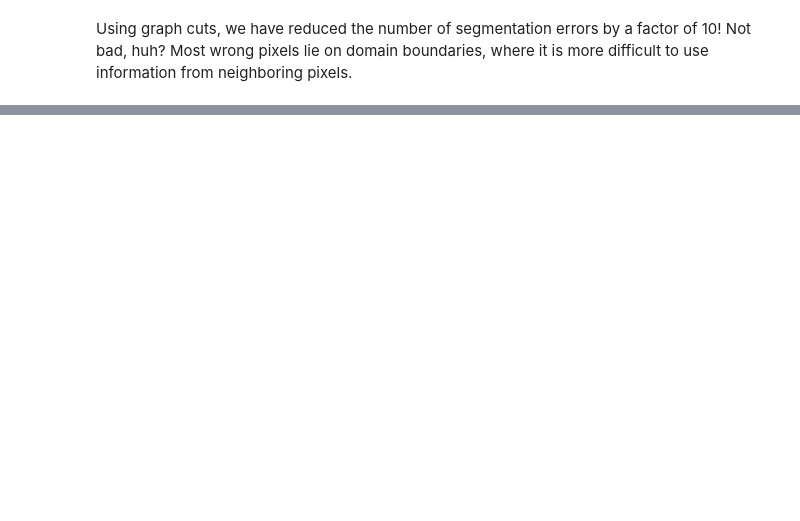
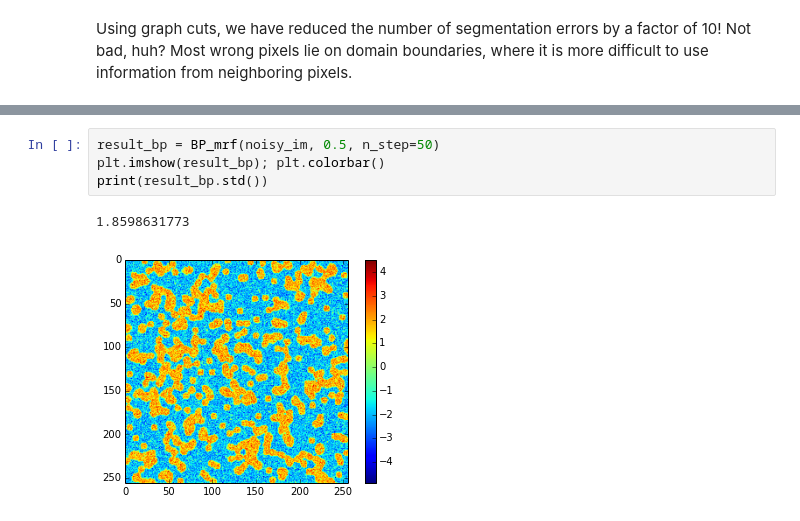
Before and after one commit to emmanuelle/image-processing-tutorials, a Jupyter notebook: binary_segmentation.ipynb, the cells around one changed output, grey strips where cells are left out. Saved outputs shown, nothing was run; the diff lists cells and outputs as text; blank space fills up the shorter version.

```diff
--- a/binary_segmentation.ipynb
+++ b/binary_segmentation.ipynb
@@ -106,0 +317,7 @@ Graph cuts is an awesome algorithm, that is both flexible, accurate and fast, wi
+# %%
+result_bp = BP_mrf(noisy_im, 0.5, n_step=50)
+plt.imshow(result_bp); plt.colorbar()
+print(result_bp.std())
+# %% [output]
+1.8598631773
+[figure, added]
```
Also changed, not shown: parts of 30 cells of this notebook, 2 other files.
